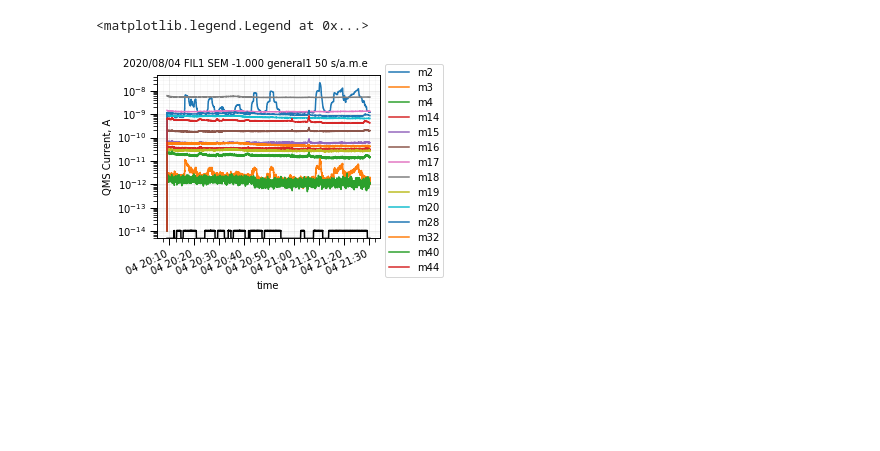
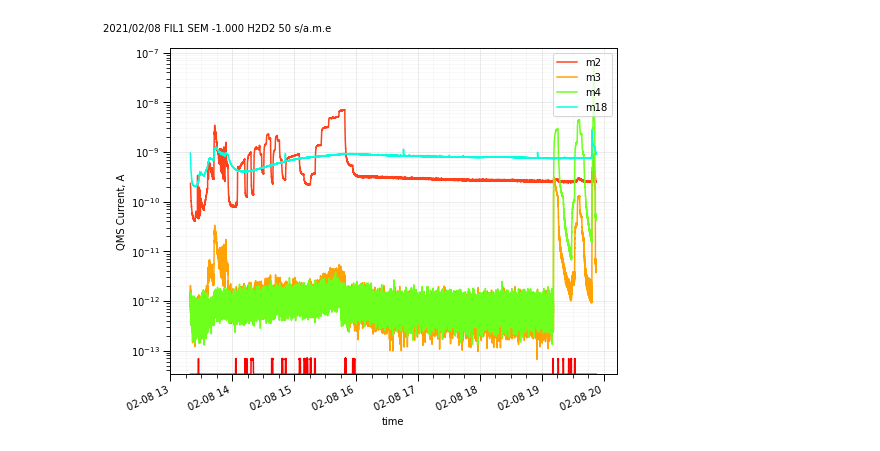
Before and after one commit to queezz/aklab, a Jupyter notebook: read_example.ipynb, the cells around one changed output. Drawn from its saved outputs; the diff is of its cells as text; code cells hidden in the pictures; blank space fills up the shorter version.

```diff
--- a/read_example.ipynb
+++ b/read_example.ipynb
@@ -1,5 +1,6 @@
 # %%
-#from aklab.qulee import QMS
-%run "aklab/qulee.py"
-#qms = QMS('./data/S1_200805_212915.CSV')
-qms = QMS('./data/S1_200804_200905.CSV')
+from aklab.qulee import QMS
+qms = QMS('./data/S1_210208_131938.CSV')
+qms.plot()
+# %% [output]
+[figure, added]
@@ -9,7 +6,0 @@ import matplotlib.pylab as plt
-# %%
-qms.plot(figsize=[4,3])
-axs = plt.gcf().get_axes()
-axs[0].legend(bbox_to_anchor=(1,1.1))
-# %% [output]
-<matplotlib.legend.Legend at 0x...>
-[figure, removed]
```
Also changed, not shown: parts of 3 cells of this notebook, 23 other files.
